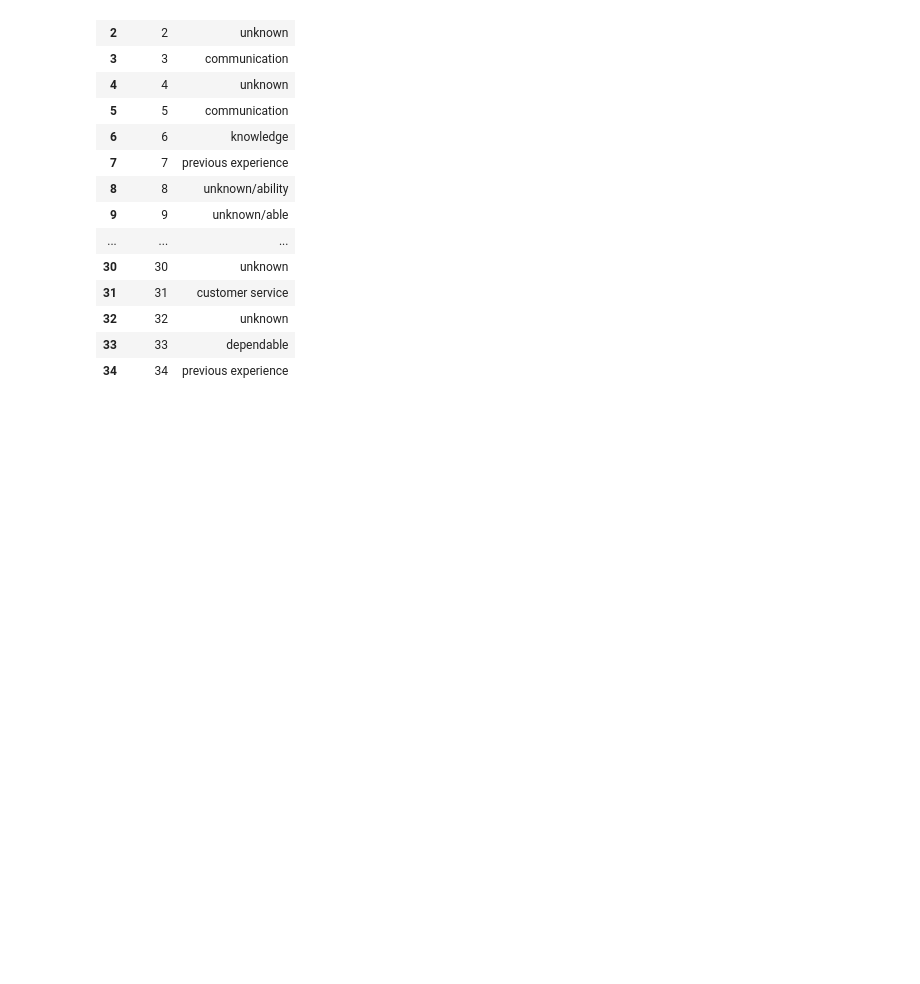
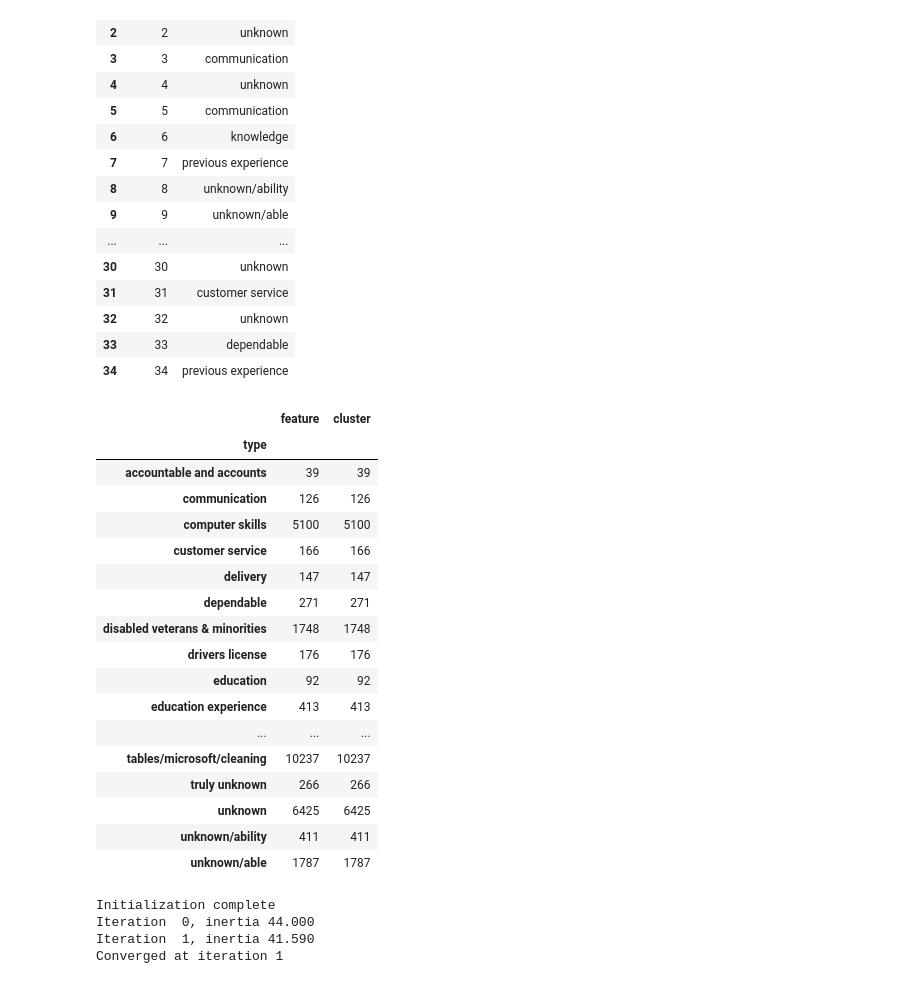
Before and after one commit to datamusing/employment_skills_extraction, a Jupyter notebook: notebooks/Feature_clustering.ipynb, the cells around one changed output. Cells and saved outputs as stored; diff of their text form; code cells hidden in the pictures; blank space fills up the shorter version.

```diff
--- a/notebooks/Feature_clustering.ipynb
+++ b/notebooks/Feature_clustering.ipynb
@@ -126,3 +124,3 @@ skills[skills['cluster'] == 6]
 # %%
-skills.sort('cluster')
+skills.sort('cluster').count()
 # %% [output]
@@ -320,4 +278,25 @@ CT
 # %%
 new_skills = skills.merge(CT)
 # %%
-new_skills.sort('cluster',ascending=False).to_csv("./candidate_features_cluster.tsv", encoding='utf8', index=False, sep='\t')
+#new_skills.sort('cluster',ascending=False).to_csv("./candidate_features_cluster.tsv", encoding='utf8', index=False, sep='\t')
+# %%
+new_skills.groupby('type').count()
+# %% [output]
+|  | feature | cluster |
+| type |  |  |
+| accountable and accounts | 39 | 39 |
+| communication | 126 | 126 |
+| computer skills | 5100 | 5100 |
+| customer service | 166 | 166 |
+| delivery | 147 | 147 |
+| dependable | 271 | 271 |
+| disabled veterans & minorities | 1748 | 1748 |
+| drivers license | 176 | 176 |
+| education | 92 | 92 |
+| education experience | 413 | 413 |
+| ... | ... | ... |
+| tables/microsoft/cleaning | 10237 | 10237 |
+| truly unknown | 266 | 266 |
+| unknown | 6425 | 6425 |
+| unknown/ability | 411 | 411 |
+| unknown/able | 1787 | 1787 |
@@ -323,0 +316,9 @@ new_skills.sort('cluster',ascending=False).to_csv("./candidate_features_cluster.
+# %%
+stop_words = ['skills','basic','required','desired','desirable']
+num_clusters = 10
+cl_num = Clustering(skill_df, num_clusters,stop_words)
+# %% [output]
+Initialization complete
+Iteration  0, inertia 44.000
+Iteration  1, inertia 41.590
+Converged at iteration 1
```
Also changed, not shown: parts of 23 cells of this notebook, 9 other files.
